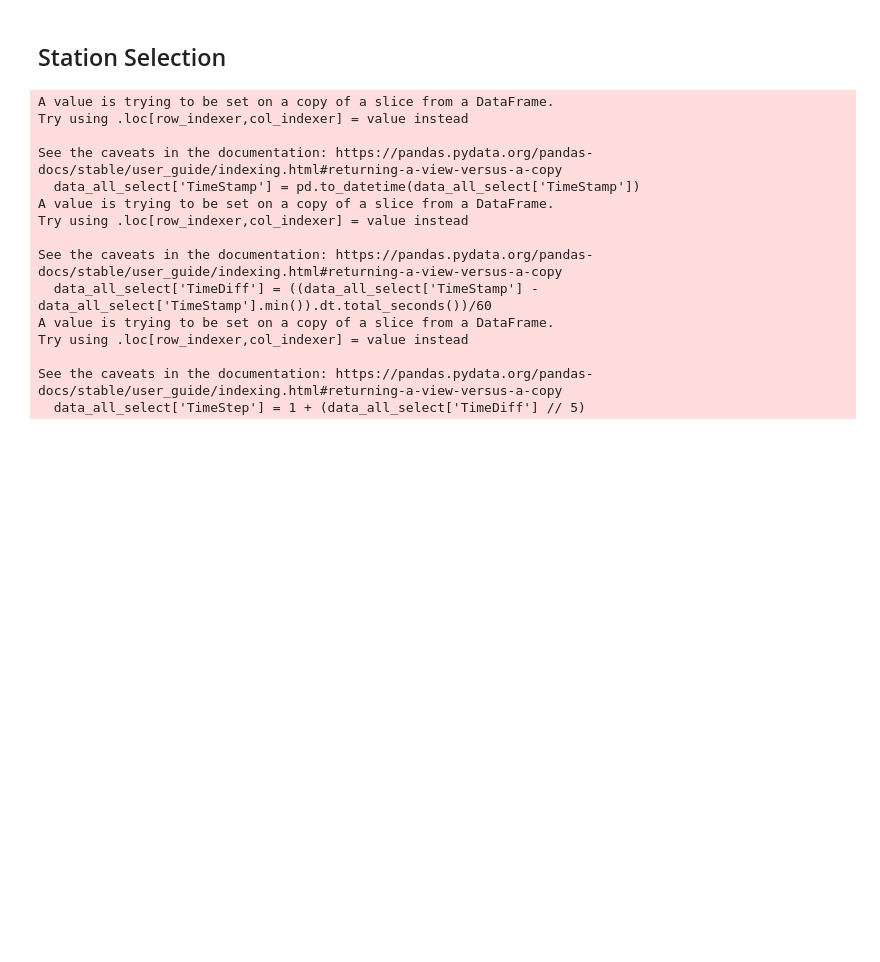
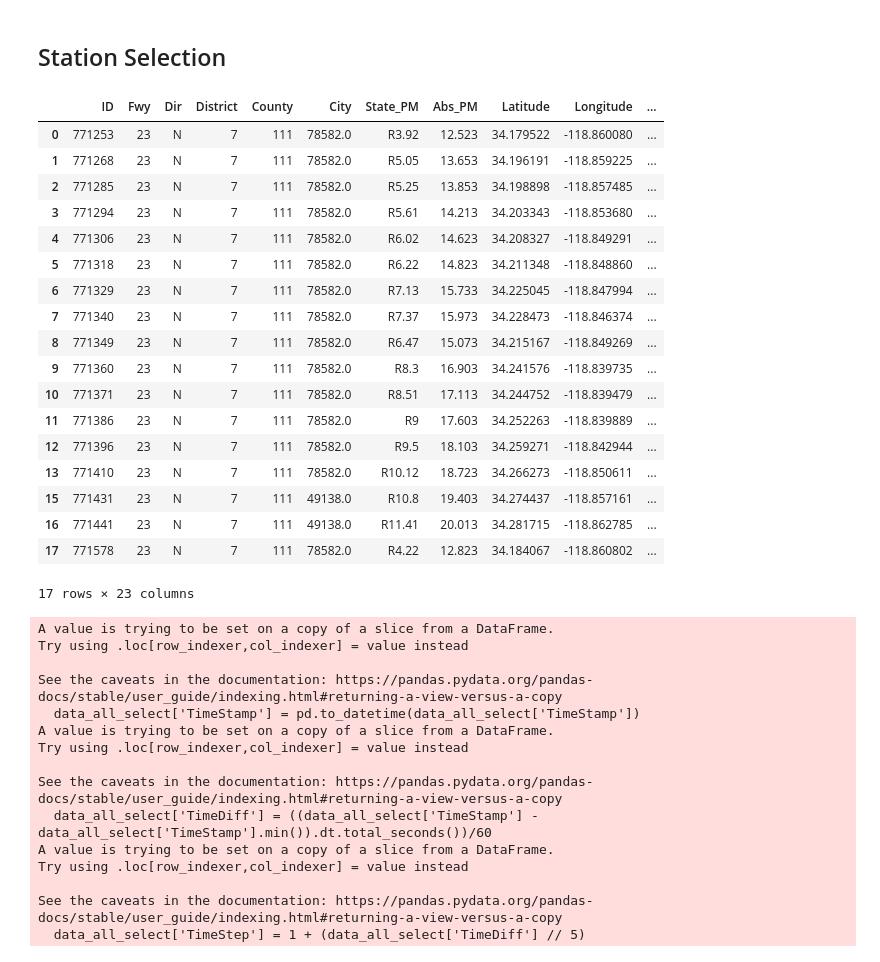
Before and after one commit to wzh96/Flow_PDE_FIND, a Jupyter notebook: Initial_Data_Clean.ipynb, the cells around one changed output. Cells and saved outputs as stored; diff of their text form; code cells hidden in the pictures; blank space fills up the shorter version.

Commit message:
Update traffic data

```diff
--- a/Initial_Data_Clean.ipynb
+++ b/Initial_Data_Clean.ipynb
@@ -30,15 +30,37 @@ metadata_obs = pd.merge(metadata, summary_observed, left_on='ID', right_on='Stat
 # %% [markdown]
 ## Station Selection
 # %%
-station_selected = pd.read_csv('Data_Raw/CA60_Exported.csv')
+station_selected = pd.read_csv('Data_Raw/CA23N_Exported.csv')
 # %%
-station_selected['PM_Dir'] = station_selected['Abs_PM'].max()-station_selected['Abs_PM']
+station_selected['PM_Dir'] = station_selected['Abs_PM'] - station_selected['Abs_PM'].min()
 # %%
-station_selected['Station_Number'] = station_selected['Abs_PM'].rank(ascending=False)
+station_selected['Station_Number'] = station_selected['Abs_PM'].rank(ascending=True)
 station_selected['Station_PM'] = station_selected['PM_Dir'].round(1) * 10
 
-ID_to_remove = [774125, 773246, 717282]
+ID_to_remove = [771421]
 station_selected = station_selected[~station_selected['ID'].isin(ID_to_remove)]
+# %%
+station_selected
+# %% [output]
+|  | ID | Fwy | Dir | District | County | City | State_PM | Abs_PM | Latitude | Longitude | ... |
+| 0 | 771253 | 23 | N | 7 | 111 | 78582.0 | R3.92 | 12.523 | 34.179522 | -118.860080 | ... |
+| 1 | 771268 | 23 | N | 7 | 111 | 78582.0 | R5.05 | 13.653 | 34.196191 | -118.859225 | ... |
+| 2 | 771285 | 23 | N | 7 | 111 | 78582.0 | R5.25 | 13.853 | 34.198898 | -118.857485 | ... |
+| 3 | 771294 | 23 | N | 7 | 111 | 78582.0 | R5.61 | 14.213 | 34.203343 | -118.853680 | ... |
+| 4 | 771306 | 23 | N | 7 | 111 | 78582.0 | R6.02 | 14.623 | 34.208327 | -118.849291 | ... |
+| 5 | 771318 | 23 | N | 7 | 111 | 78582.0 | R6.22 | 14.823 | 34.211348 | -118.848860 | ... |
+| 6 | 771329 | 23 | N | 7 | 111 | 78582.0 | R7.13 | 15.733 | 34.225045 | -118.847994 | ... |
+| 7 | 771340 | 23 | N | 7 | 111 | 78582.0 | R7.37 | 15.973 | 34.228473 | -118.846374 | ... |
+| 8 | 771349 | 23 | N | 7 | 111 | 78582.0 | R6.47 | 15.073 | 34.215167 | -118.849269 | ... |
+| 9 | 771360 | 23 | N | 7 | 111 | 78582.0 | R8.3 | 16.903 | 34.241576 | -118.839735 | ... |
+| 10 | 771371 | 23 | N | 7 | 111 | 78582.0 | R8.51 | 17.113 | 34.244752 | -118.839479 | ... |
+| 11 | 771386 | 23 | N | 7 | 111 | 78582.0 | R9 | 17.603 | 34.252263 | -118.839889 | ... |
+| 12 | 771396 | 23 | N | 7 | 111 | 78582.0 | R9.5 | 18.103 | 34.259271 | -118.842944 | ... |
+| 13 | 771410 | 23 | N | 7 | 111 | 78582.0 | R10.12 | 18.723 | 34.266273 | -118.850611 | ... |
+| 15 | 771431 | 23 | N | 7 | 111 | 49138.0 | R10.8 | 19.403 | 34.274437 | -118.857161 | ... |
+| 16 | 771441 | 23 | N | 7 | 111 | 49138.0 | R11.41 | 20.013 | 34.281715 | -118.862785 | ... |
+| 17 | 771578 | 23 | N | 7 | 111 | 78582.0 | R4.22 | 12.823 | 34.184067 | -118.860802 | ... |
+17 rows × 23 columns
 # %%
 order_match = station_selected[['ID', 'Station_PM']]
 # %%
```
Also changed, not shown: parts of 3 cells of this notebook, 28 other files.
